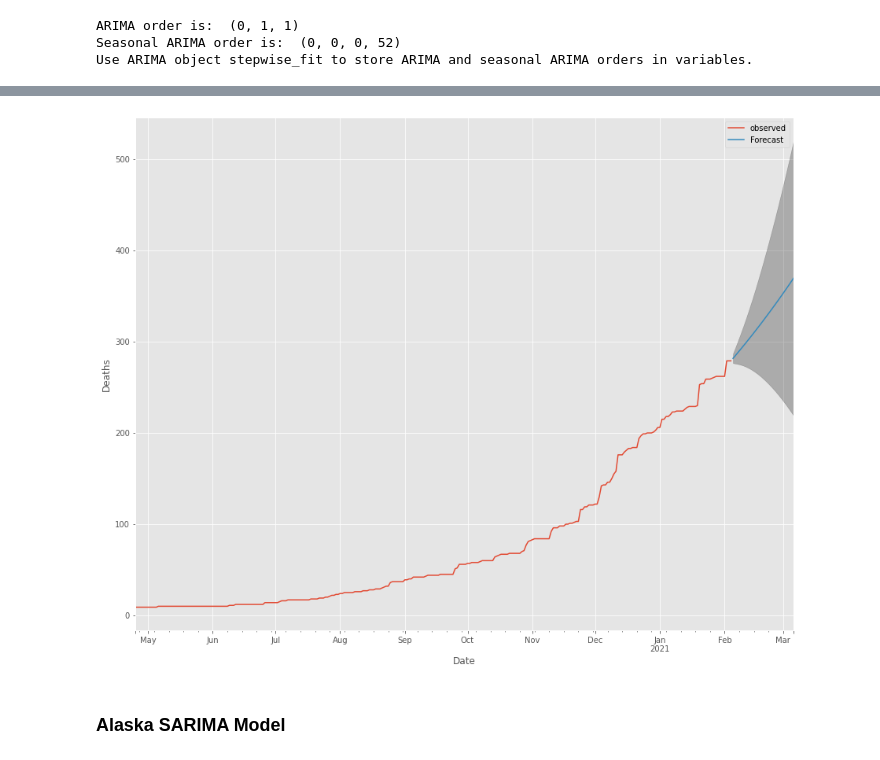
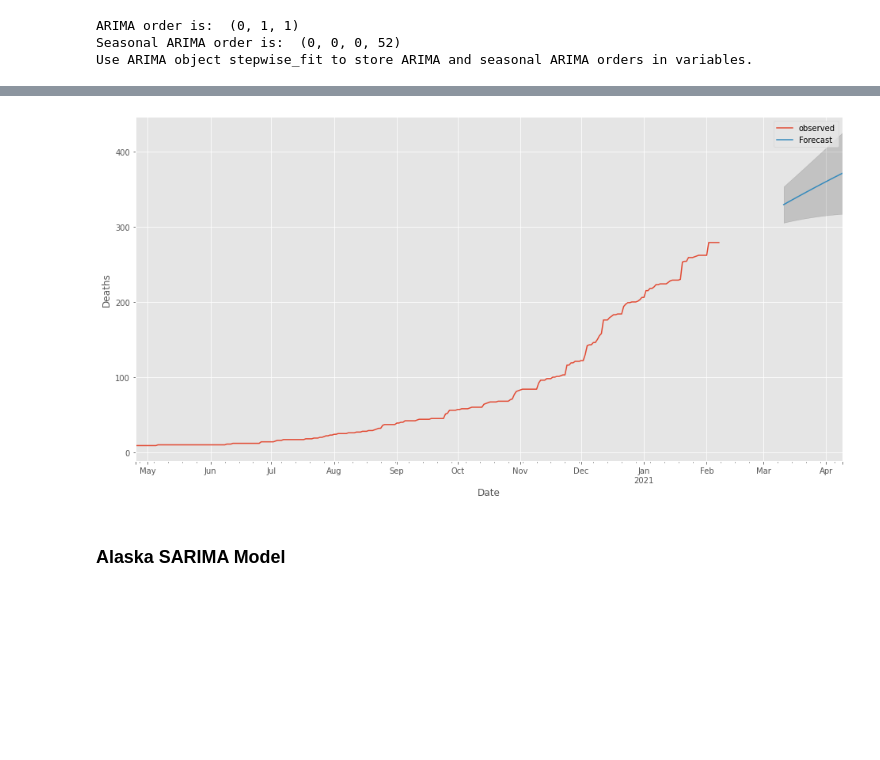
Before and after one commit to JosephDenney/Covid_Analysis, a Jupyter notebook: Covid_Notebook.ipynb, the cells around one changed output, grey strips where cells are left out. Cells and saved outputs as stored; diff of their text form; code cells hidden in the pictures; blank space fills up the shorter version.

```diff
--- a/Covid_Notebook.ipynb
+++ b/Covid_Notebook.ipynb
@@ -278,0 +262,7 @@ predicted_mean = forecast.predicted_mean
+# %%
+stepwise_fit, alaska_df_forecast = get_exogenous_forecast_dataframe(dataframe=alaska_df,
+                                                                    original_dataframe=alaska_ref,
+                                                                    forecast=forecast,
+                                                                    target_column='death',
+                                                                    exogenous_column='onVentilatorCurrently',
+                                                                    days=30)
@@ -278,0 +287,6 @@ predicted_mean = forecast.predicted_mean
+# %%
+exog_forecast, results_forecast = build_SARIMAX_forecast(dataframe=alaska_df_forecast,
+                                                         target_column='death', days=30,
+                                                         stepwise_fit=stepwise_fit,
+                                                         original_df=alaska_ref,
+                                                         exogenous_column='onVentilatorCurrently')
@@ -279 +297,9 @@ predicted_mean = forecast.predicted_mean
+# %%
+forecast_object = results_forecast.get_forecast(steps=30,exog=alaska_df_forecast.iloc[-30:]['onVentilatorCurrently'])
+# exog=alaska_df_forecast.iloc[-30:]['onVentilatorCurrently']
+# %%
+# write a for loop to keep any value from decreasing?
+
+forecast_interval = forecast_object.conf_int(alpha=.50) #
+predicted_mean = forecast_object.predicted_mean
 # %%
@@ -281,18 +308,18 @@ length = -days
 forecast_interval = forecast_interval[length:]
 predicted_mean = predicted_mean[length:]
 # %%
-ax = alaska_df.iloc[50:]['death'].plot(label='observed', figsize=(15, 12))
+ax = alaska_df.iloc[50:]['death'].plot(label='observed', figsize=(16,8))
 predicted_mean.plot(ax=ax, label='Forecast')
 ax.fill_between(forecast_interval.index,
                 forecast_interval.iloc[:, 0],
-                forecast_interval.iloc[:, 1], color='k', alpha=0.25)
+                forecast_interval.iloc[:, 1], color='k', alpha=0.15)
 ax.set_xlabel('Date')
 ax.set_ylabel('Deaths')
 
 plt.legend()
 plt.show()
 # %% [output]
-[figure, old version]
+[figure, new version]
 # %% [markdown]
 ### Alaska SARIMA Model
 # %%
```
Also changed, not shown: parts of 72 cells of this notebook, 1 other file.
